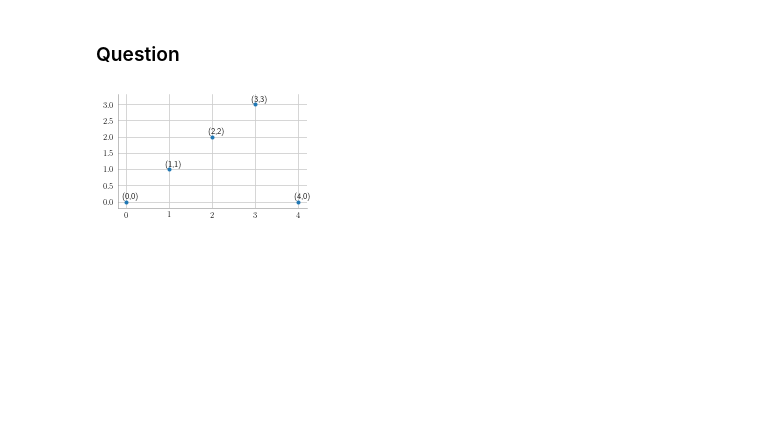
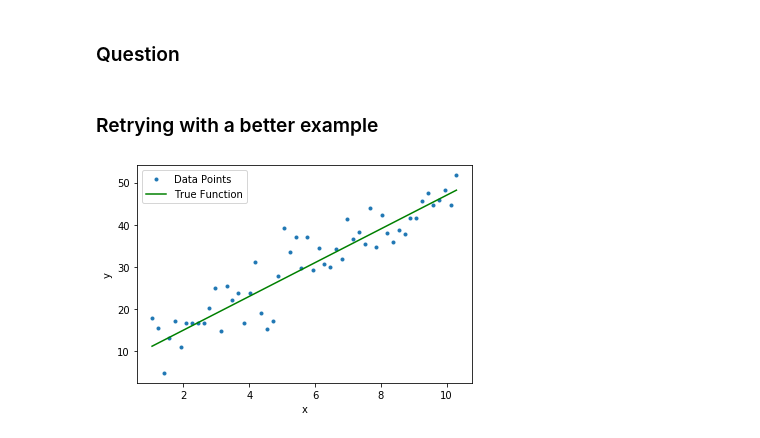
Before and after one commit to nipunbatra/ml-teaching, a Jupyter notebook: ridge/Ridge.ipynb, the cells around one changed output. Saved outputs shown, nothing was run; the diff lists cells and outputs as text; code cells hidden in the pictures; blank space fills up the shorter version.

```diff
--- a/ridge/Ridge.ipynb
+++ b/ridge/Ridge.ipynb
@@ -265,8 +242,8 @@ plt.savefig('rid_reg.pdf', transparent=True, bbox_inches="tight")
 # %%
 plt.style.use('seaborn-whitegrid')
 
-x = [0,1,2,3,4]
-y = [0,1,2,3,0]
+x = [1,2,3,4]
+y = [1,2,3,0]
 y_1 = [(2-i/5) for i in x]
 y_2 = [(0.5+0.4*i) for i in x]
 plt.ylim(-0.2,3.3)
@@ -276,7 +253,5 @@ for i in range(len(x)):
 #plt.plot(x,y_1, label="unreg")
 #plt.plot(x,y_2, label="reg")
 #plt.legend()
-format_axes(plt.gca())
+#format_axes(plt.gca())
 plt.savefig('temp.pdf', transparent=True)
-# %% [output]
-[figure, removed]
@@ -282,0 +272,39 @@ plt.savefig('temp.pdf', transparent=True)
+# %%
+from sklearn.linear_model import Ridge
+
+regressor = Ridge(alpha=np.sqrt(2), normalize=False, fit_intercept=False)
+regressor.fit(x_new,y)
+y_pred_r = regressor.predict(x_new)
+
+for i in range(len(x)):
+    plt.text(x[i]-0.1, y[i]+0.1, "({},{})".format(x[i], y[i]))
+def ridge_func(x):
+    return 0.56 + 0.26*np.array(x)
+plt.plot(x,y,'.', label='Data Points')
+plt.plot(x,y_pred,'-g', label='Unregularized Fit')
+plt.plot(x,ridge_func(x),'-b', label='Regularized Fit')
+plt.legend(loc='lower left')
+#format_axes(plt.gca())
+plt.savefig('q_reg.pdf', transparent=True)
+# %% [markdown]
+### Retrying with a better example
+# %%
+#Define input array with angles from 60deg to 300deg converted to radians
+x = np.array([i*np.pi/180 for i in range(60,600,10)])
+np.random.seed(10)  #Setting seed for reproducability
+y = 4*x + 7 + np.random.normal(0,5,len(x))
+y_true = 4*x + 7
+max_deg = 20
+data_x = [x**(i+1) for i in range(max_deg)] + [y]
+data_c = ['x'] + ['x_{}'.format(i+1) for i in range(1,max_deg)] + ['y']
+data = pd.DataFrame(np.column_stack(data_x),columns=data_c)
+data["ones"] = 1
+plt.plot(data['x'],data['y'],'.', label='Data Points')
+plt.plot(data['x'], y_true,'g', label='True Function')
+plt.xlabel("x")
+plt.ylabel("y")
+plt.legend()
+#format_axes(plt.gca())
+plt.savefig('lin_1.pdf', transparent=True, bbox_inches="tight")
+# %% [output]
+[figure, added]
```
Also changed, not shown: parts of 10 cells of this notebook, 2 other files.
